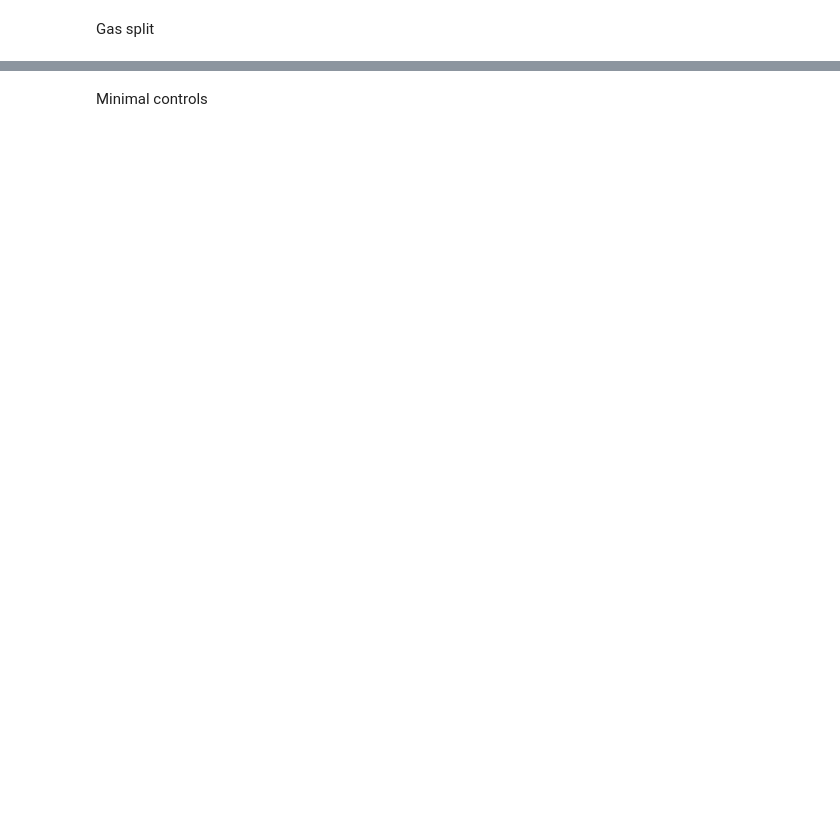
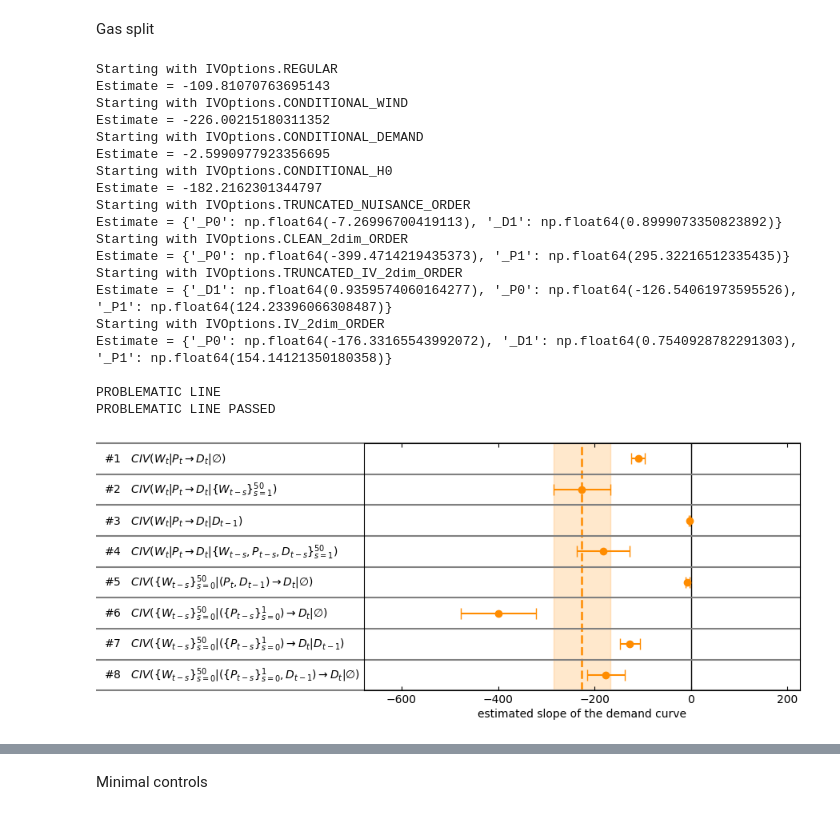
Before and after one commit to jscanales/elasticities_with_graphs, a Jupyter notebook: plots_application.ipynb, the cells around one changed output, grey strips where cells are left out. Saved outputs shown, nothing was run; the diff lists cells and outputs as text; code cells hidden in the pictures; blank space fills up the shorter version.

```diff
--- a/plots_application.ipynb
+++ b/plots_application.ipynb
@@ -141,18 +146,18 @@ def plot_transposed_panel(
                     )
                     method_labels[y] = result.latex_name
                     first_p0 = False
-                elif k == '_P1':
-                    ci = result.ci['_P0']
-                    axs0.errorbar(
-                        result.estimate['_P1'],
-                        y,
-                        xerr=ci[1],
-                        fmt="^",
-                        capsize=5,
-                        color="dodgerblue",
-                        label="Cross-price elasticity ($P_{t-1}\\rightarrow D_t$)" if first_p1 else ""
-                    )
-                    first_p1 = False
+                # elif k == '_P1':
+                #     ci = result.ci['_P1']
+                #     axs0.errorbar(
+                #         result.estimate['_P1'],
+                #         y,
+                #         xerr=ci[1],
+                #         fmt="^",
+                #         capsize=5,
+                #         color="dodgerblue",
+                #         label="Cross-price elasticity ($P_{t-1}\\rightarrow D_t$)" if first_p1 else ""
+                #     )
+                #     first_p1 = False
         else:
             axs0.errorbar(
                 result.estimate,
@@ -182,6 +187,7 @@ def plot_transposed_panel(
     axs0.yaxis.grid(visible=False)
     civ_wind_estimate = civ_wind_results.estimate
     axs0.set_xlim((2.5*civ_wind_estimate, -2.5*civ_wind_estimate))
+    axs0.set_xlim((3.0*civ_wind_estimate, -1.0*civ_wind_estimate))
     axs0.set_ylim(0.5, Y + 0.5)
     axs0.set_title(title)
 
@@ -229,11 +401,32 @@ main_figure(models=models, price_area=AREA, name="20_to_8_log_log", controls=Tru
 # %% [markdown]
 Gas split
 # %%
-fig, axs = plt.subplots(1, 1, sharex=False,  sharey=True, figsize=(WIDE_WIDTH, HEIGHT))
+fig, axs = plt.subplots(1, 1, sharex=False,  sharey=True, figsize=(WIDE_WIDTH, HEIGHT), subplot_kw={'axes_class': axisartist.Axes})
 
 plot_transposed_panel(axs, models=models, price_area=AREA, controls=True, split_gas='high')
 
 fig.tight_layout()
 
 save_figure(fig, f"high_gas", VERSION, root="application/APP")
+# %% [output]
+Starting with IVOptions.REGULAR
+Estimate = -109.81070763695143
+Starting with IVOptions.CONDITIONAL_WIND
+Estimate = -226.00215180311352
+Starting with IVOptions.CONDITIONAL_DEMAND
+Estimate = -2.5990977923356695
+Starting with IVOptions.CONDITIONAL_H0
+Estimate = -182.2162301344797
+Starting with IVOptions.TRUNCATED_NUISANCE_ORDER
+Estimate = {'_P0': np.float64(-7.26996700419113), '_D1': np.float64(0.8999073350823892)}
+Starting with IVOptions.CLEAN_2dim_ORDER
+Estimate = {'_P0': np.float64(-399.4714219435373), '_P1': np.float64(295.32216512335435)}
+Starting with IVOptions.TRUNCATED_IV_2dim_ORDER
+Estimate = {'_D1': np.float64(0.9359574060164277), '_P0': np.float64(-126.54061973595526), '_P1': np.float64(124.23396066308487)}
+Starting with IVOptions.IV_2dim_ORDER
+Estimate = {'_P0': np.float64(-176.33165543992072), '_D1': np.float64(0.7540928782291303), '_P1': np.float64(154.14121350180358)}
+
+PROBLEMATIC LINE
+PROBLEMATIC LINE PASSED
+[figure, added]
 # %%
```
Also changed, not shown: parts of 13 cells of this notebook, 11 other files.
